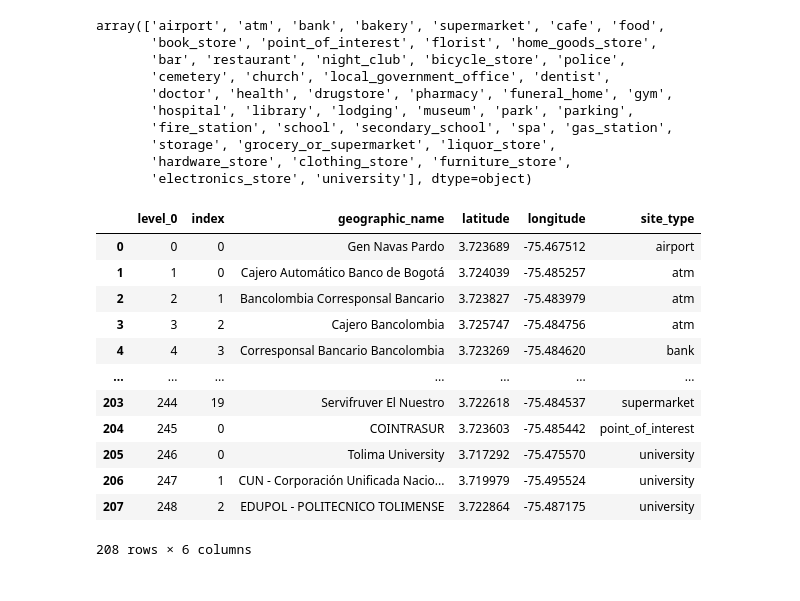
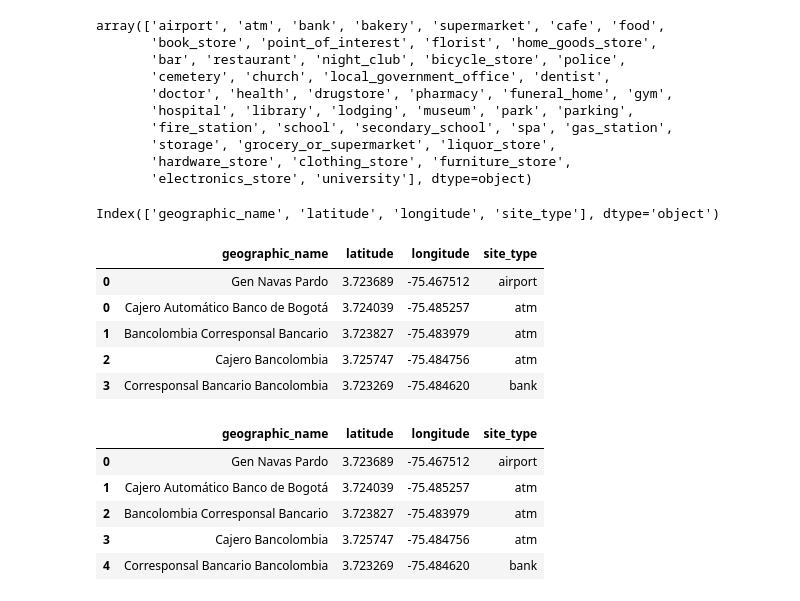
Before and after one commit to jcelis87/IGAC-team18, a Jupyter notebook: GoogleMaps/GoogleMaps_Example.ipynb, the cells around one changed output. Drawn from its saved outputs; the diff is of its cells as text; code cells hidden in the pictures.

Commit message:
change last error in google database

```diff
--- a/GoogleMaps/GoogleMaps_Example.ipynb
+++ b/GoogleMaps/GoogleMaps_Example.ipynb
@@ -375,20 +377,17 @@ array(['airport', 'atm', 'bank', 'bakery', 'supermarket', 'cafe', 'food',
        'electronics_store', 'university'], dtype=object)
 # %%
 df_google=df_google.drop_duplicates(subset=['geographic_name','latitude','longitude'])
-df_google=df_google.reset_index()
+df_google=df_google.reset_index(drop=True)
 # %%
-df_google
+df_google.columns
 # %% [output]
-|  | level_0 | index | geographic_name | latitude | longitude | site_type |
-| 0 | 0 | 0 | Gen Navas Pardo | 3.723689 | -75.467512 | airport |
-| 1 | 1 | 0 | Cajero Automático Banco de Bogotá | 3.724039 | -75.485257 | atm |
-| 2 | 2 | 1 | Bancolombia Corresponsal Bancario | 3.723827 | -75.483979 | atm |
-| 3 | 3 | 2 | Cajero Bancolombia | 3.725747 | -75.484756 | atm |
-| 4 | 4 | 3 | Corresponsal Bancario Bancolombia | 3.723269 | -75.484620 | bank |
-| ... | ... | ... | ... | ... | ... | ... |
-| 203 | 244 | 19 | Servifruver El Nuestro | 3.722618 | -75.484537 | supermarket |
-| 204 | 245 | 0 | COINTRASUR | 3.723603 | -75.485442 | point_of_interest |
-| 205 | 246 | 0 | Tolima University | 3.717292 | -75.475570 | university |
-| 206 | 247 | 1 | CUN - Corporación Unificada Nacio... | 3.719979 | -75.495524 | university |
-| 207 | 248 | 2 | EDUPOL - POLITECNICO TOLIMENSE | 3.722864 | -75.487175 | university |
-208 rows × 6 columns
+Index(['geographic_name', 'latitude', 'longitude', 'site_type'], dtype='object')
+# %%
+df_google.head()
+# %% [output]
+|  | geographic_name | latitude | longitude | site_type |
+| 0 | Gen Navas Pardo | 3.723689 | -75.467512 | airport |
+| 0 | Cajero Automático Banco de Bogotá | 3.724039 | -75.485257 | atm |
+| 1 | Bancolombia Corresponsal Bancario | 3.723827 | -75.483979 | atm |
+| 2 | Cajero Bancolombia | 3.725747 | -75.484756 | atm |
+| 3 | Corresponsal Bancario Bancolombia | 3.723269 | -75.484620 | bank |
@@ -395 +398,10 @@ df_google
+# %%
+df_google.head()
+# %% [output]
+|  | geographic_name | latitude | longitude | site_type |
+| 0 | Gen Navas Pardo | 3.723689 | -75.467512 | airport |
+| 1 | Cajero Automático Banco de Bogotá | 3.724039 | -75.485257 | atm |
+| 2 | Bancolombia Corresponsal Bancario | 3.723827 | -75.483979 | atm |
+| 3 | Cajero Bancolombia | 3.725747 | -75.484756 | atm |
+| 4 | Corresponsal Bancario Bancolombia | 3.723269 | -75.484620 | bank |
 # %%
```
Also changed, not shown: parts of 5 cells of this notebook, 1 other file.
